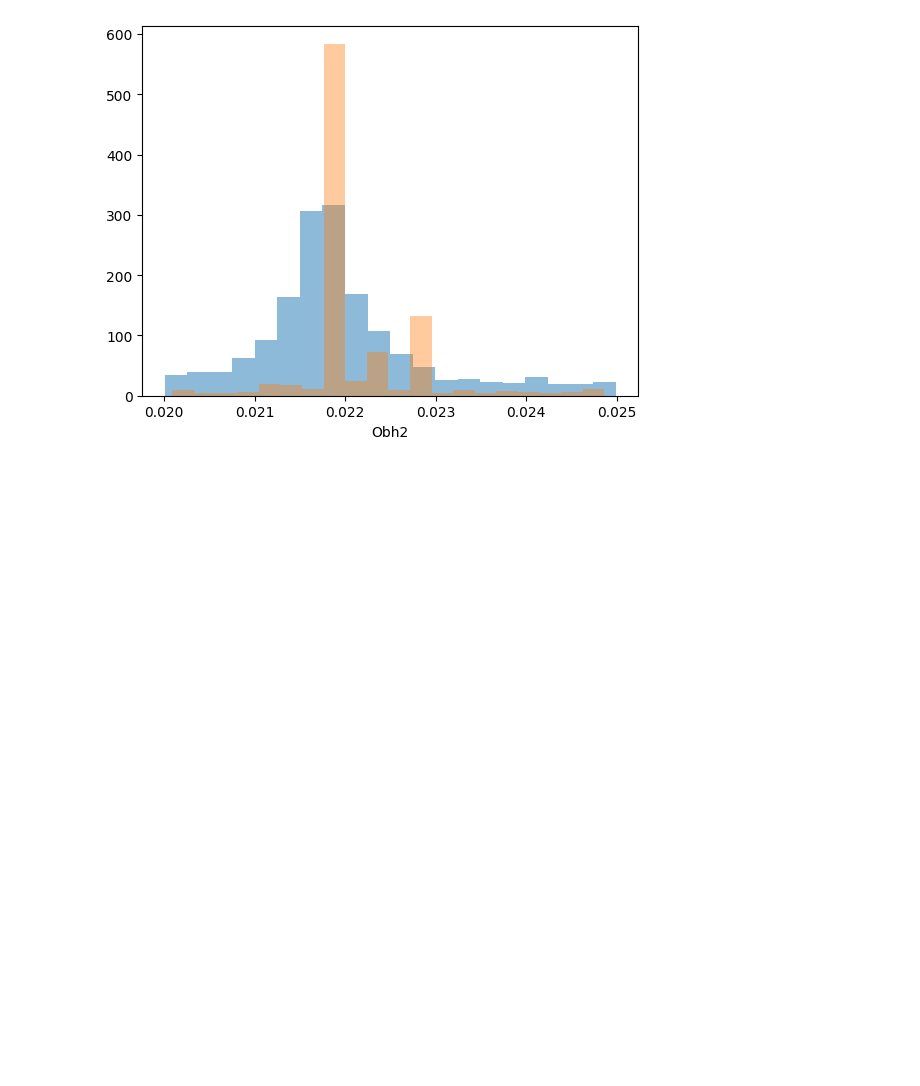
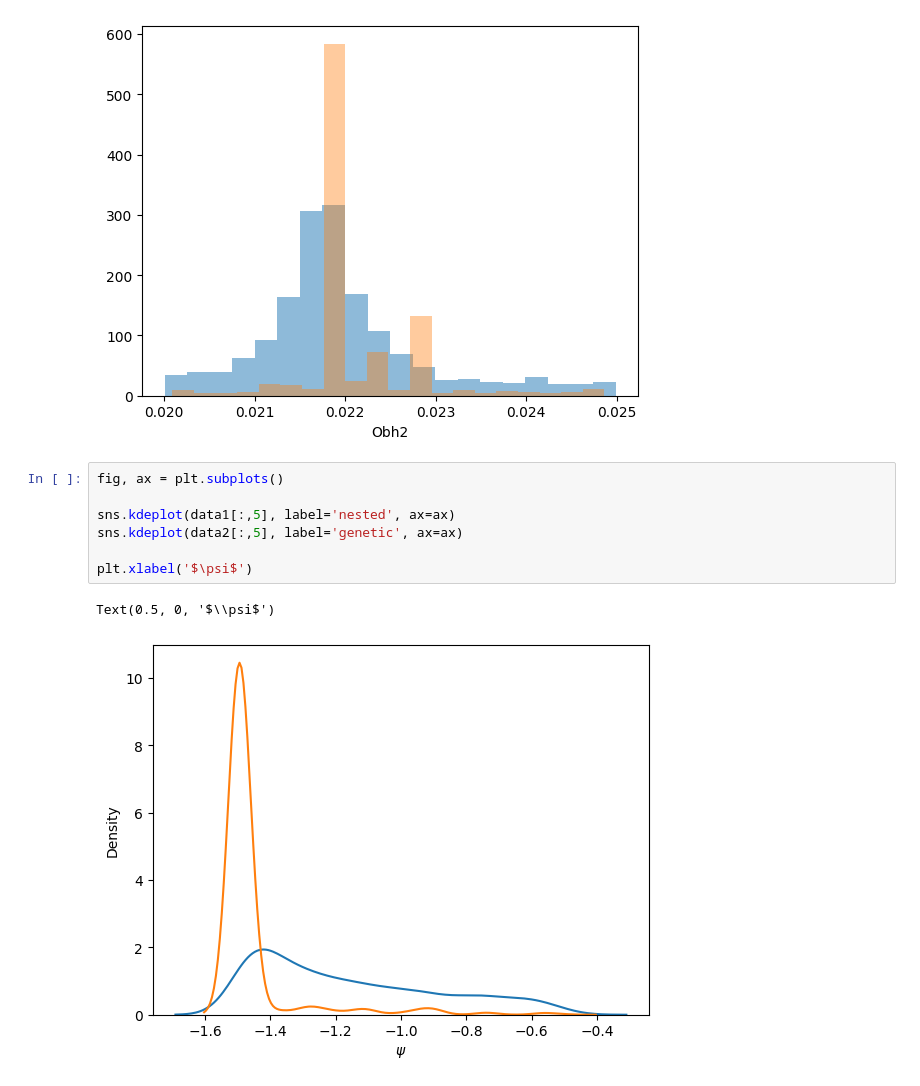
Before and after one commit to igomezv/cosmo_tools, a Jupyter notebook: models/genetic_paper/plots.ipynb, the cells around one changed output. Cells and saved outputs as stored; diff of their text form; blank space fills up the shorter version.

Commit message:
update genetic paper notebook

```diff
--- a/models/genetic_paper/plots.ipynb
+++ b/models/genetic_paper/plots.ipynb
@@ -662,3 +655,13 @@ plt.xlabel('Obh2')
 # %% [output]
 Text(0.5, 0, 'Obh2')
 [figure]
+# %%
+fig, ax = plt.subplots()
+
+sns.kdeplot(data1[:,5], label='nested', ax=ax)
+sns.kdeplot(data2[:,5], label='genetic', ax=ax)
+
+plt.xlabel('$\psi$')
+# %% [output]
+Text(0.5, 0, '$\\psi$')
+[figure, added]
```
Also changed, not shown: parts of 3 cells of this notebook.
